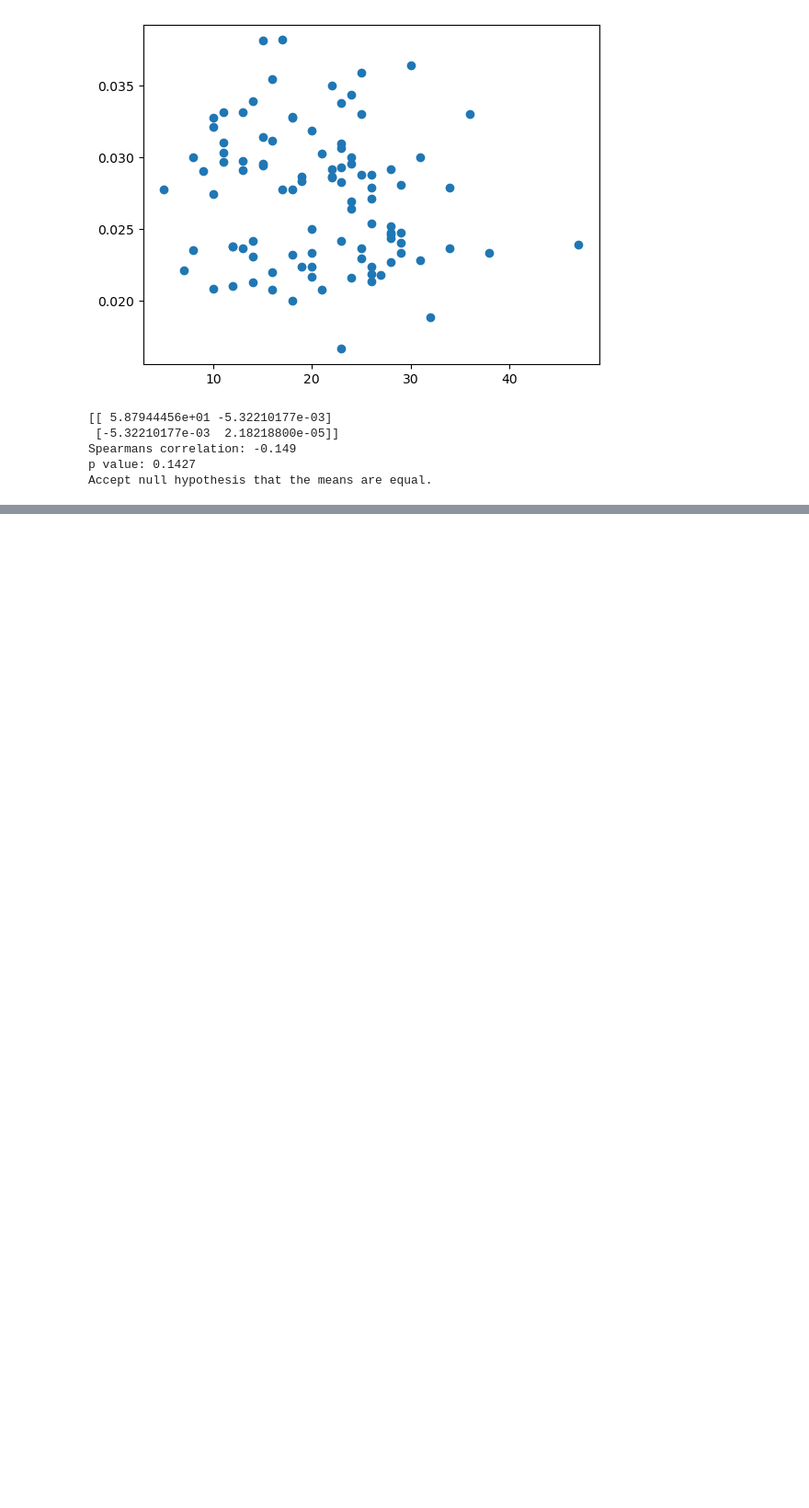
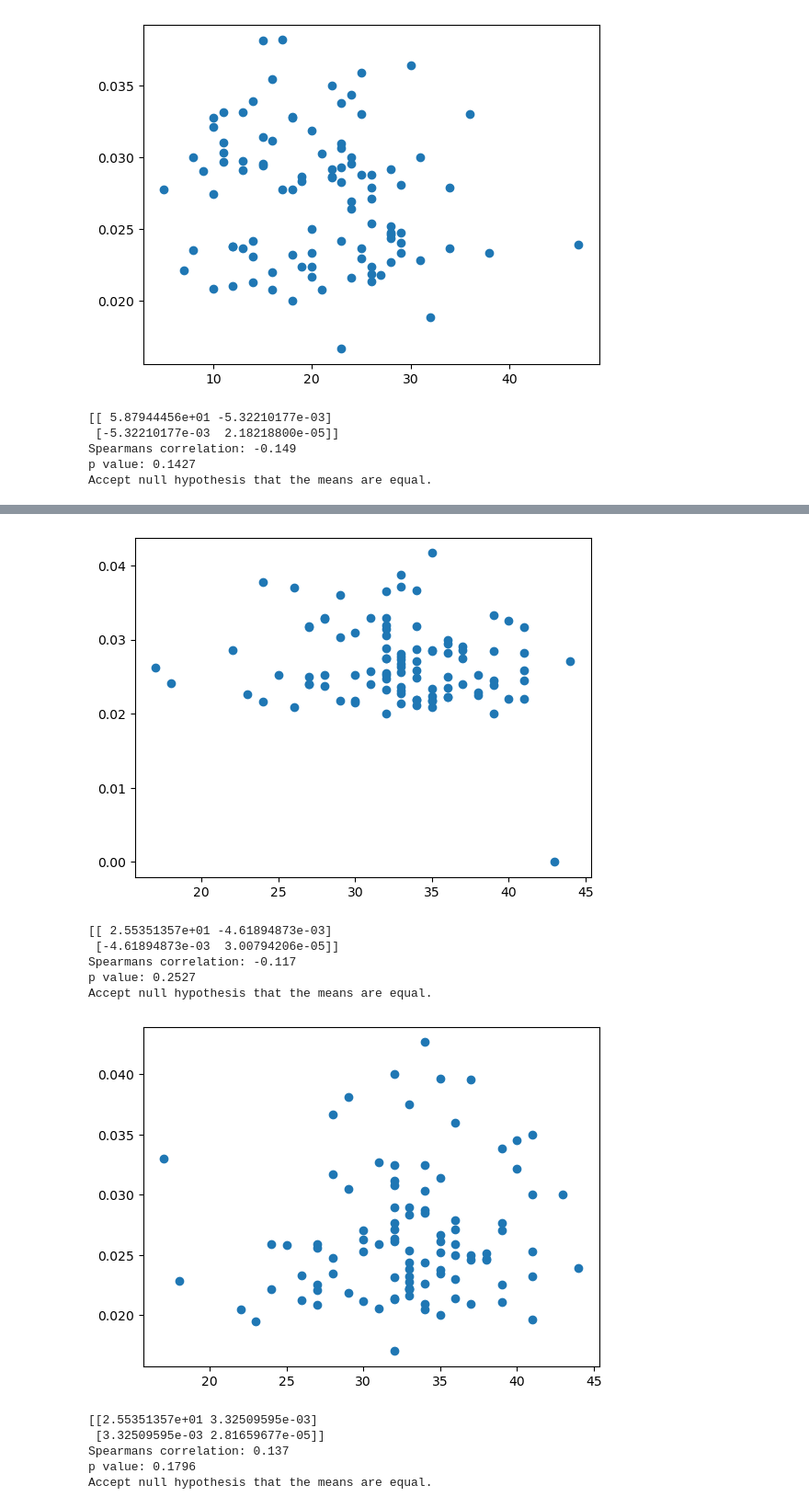
Before and after one commit to fareri-lab/WTP_Rejection_Choice_Pub, a Jupyter notebook: correlations.ipynb, the cells around one changed output, grey strips where cells are left out. Shown at 92% size. Saved outputs shown, nothing was run; the diff lists cells and outputs as text; code cells hidden in the pictures; blank space fills up the shorter version.

```diff
--- a/correlations.ipynb
+++ b/correlations.ipynb
@@ -515,0 +563,45 @@ Accept null hypothesis that the means are equal.
+# %%
+# nonsocial_decisionprice_mean // NTBS
+pyplot.scatter(ntbs['NTBS_score'],rej['nonsocial_decisionprice_mean'])
+pyplot.show()
+covariance = cov(ntbs['NTBS_score'],rej['nonsocial_decisionprice_mean'])
+print(covariance)
+corr, _ = spearmanr(ntbs['NTBS_score'],rej['nonsocial_decisionprice_mean'])
+print('Spearmans correlation: %.3f' % corr)
+r,p = scipy.stats.spearmanr(ntbs['NTBS_score'],rej['nonsocial_decisionprice_mean'])
+print('p value: %.4f' % p)
+
+alpha = 0.05
+if p > alpha:
+ print('Accept null hypothesis that the means are equal.')
+else:
+    print('Reject the null hypothesis that the means are equal.')
+
+
+pyplot.scatter(ntbs['NTBS_score'],acc['nonsocial_decisionprice_mean'])
+pyplot.show()
+covariance = cov(ntbs['NTBS_score'],acc['nonsocial_decisionprice_mean'])
+print(covariance)
+corr, _ = spearmanr(ntbs['NTBS_score'],acc['nonsocial_decisionprice_mean'])
+print('Spearmans correlation: %.3f' % corr)
+r,p = scipy.stats.spearmanr(ntbs['NTBS_score'],acc['nonsocial_decisionprice_mean'])
+print('p value: %.4f' % p)
+
+alpha = 0.05
+if p > alpha:
+ print('Accept null hypothesis that the means are equal.')
+else:
+    print('Reject the null hypothesis that the means are equal.')
+# %% [output]
+[figure, added]
+[[ 2.55351357e+01 -4.61894873e-03]
+ [-4.61894873e-03  3.00794206e-05]]
+Spearmans correlation: -0.117
+p value: 0.2527
+Accept null hypothesis that the means are equal.
+[figure, added]
+[[2.55351357e+01 3.32509595e-03]
+ [3.32509595e-03 2.81659677e-05]]
+Spearmans correlation: 0.137
+p value: 0.1796
+Accept null hypothesis that the means are equal.
```
Also changed, not shown: parts of 6 cells of this notebook.
